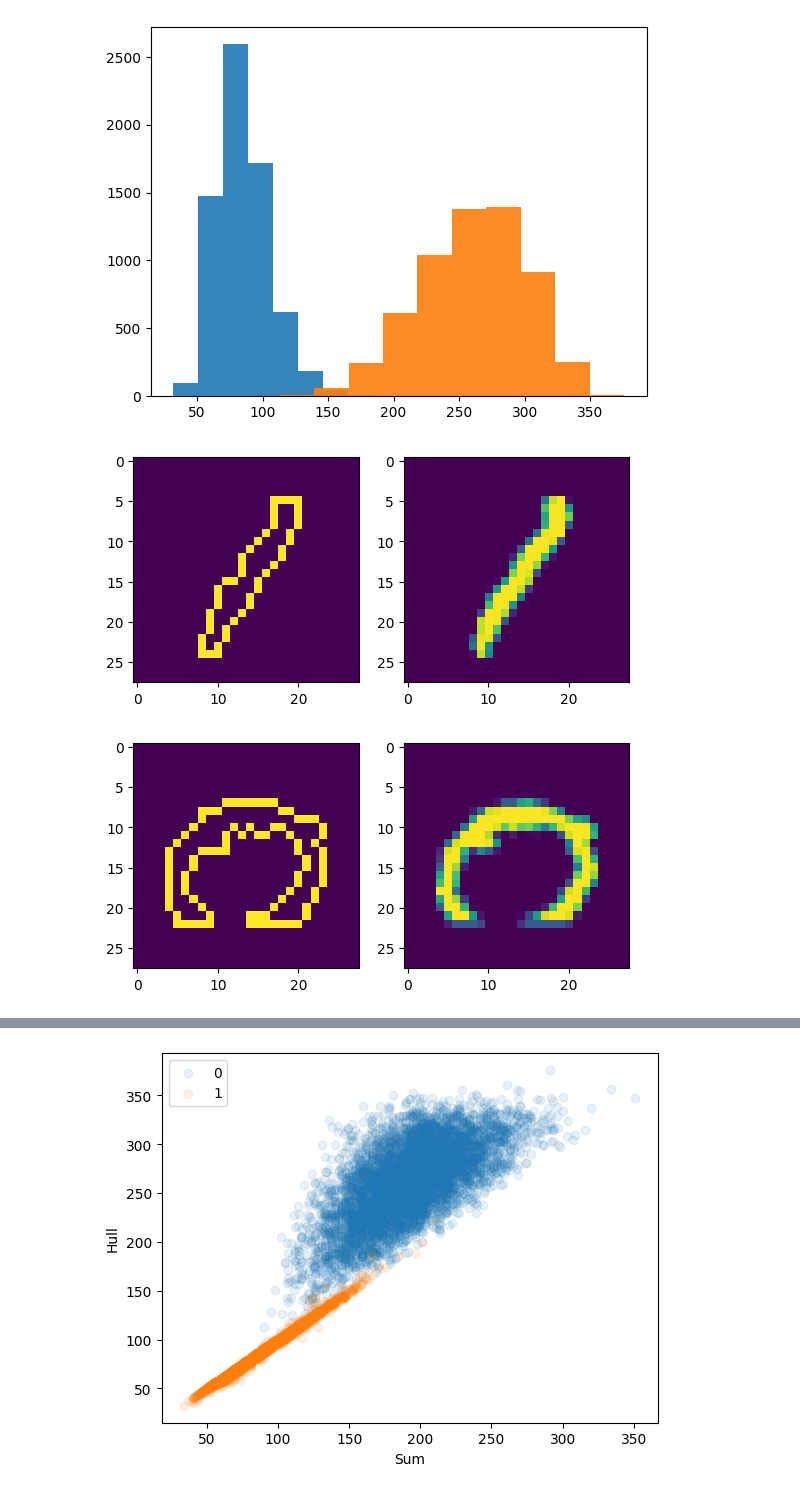
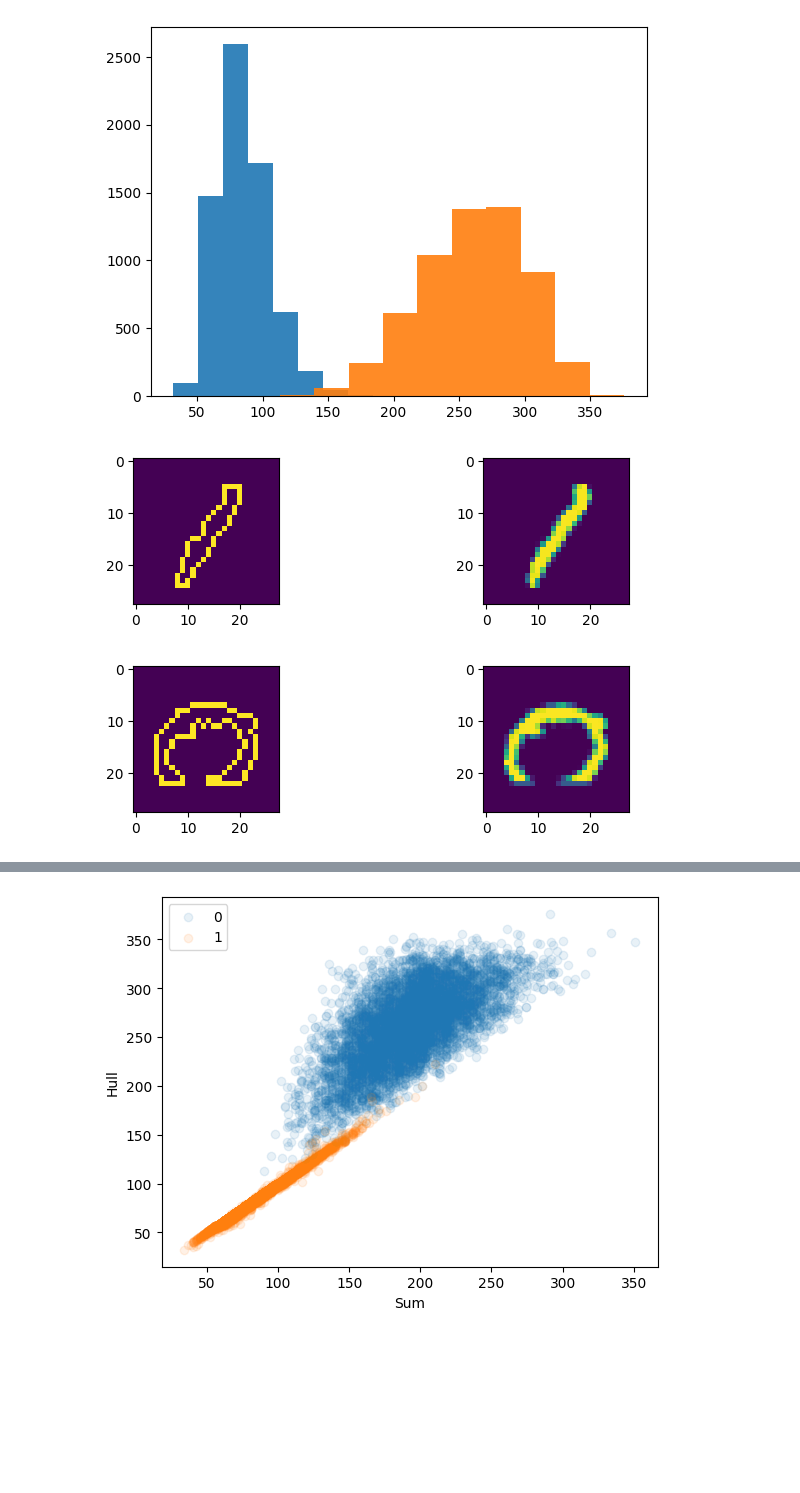
Before and after one commit to kbharath21/iiith, a Jupyter notebook: AIML_Module_1_Lab_1_Extracting_features_from_data_.ipynb, the cells around one changed output, grey strips where cells are left out. Cells and saved outputs as stored; diff of their text form; code cells hidden in the pictures; blank space fills up the shorter version.

```diff
--- a/AIML_Module_1_Lab_1_Extracting_features_from_data_.ipynb
+++ b/AIML_Module_1_Lab_1_Extracting_features_from_data_.ipynb
@@ -203,12 +211,12 @@ Downloading data from https://storage.googleapis.com/tensorflow/tf-keras-dataset
 no1 = train_X[train_y==1,:,:]
 no0 = train_X[train_y==0,:,:]
 # %%
-for ii in range(5):
-  plt.subplot(1, 5, ii+1)
+for ii in range(10):
+  plt.subplot(1, 10, ii+1)
   plt.imshow(no1[ii,:,:])
 plt.show()
-for ii in range(5):
-  plt.subplot(1, 5, ii+1)
+for ii in range(10):
+  plt.subplot(1, 10, ii+1)
   plt.imshow(no0[ii,:,:])
 plt.show()
 # %% [output]
@@ -299,14 +306,14 @@ def getBoundaryPixels(img):
 # %%
 imgs = [no1[456,:,:],  no0[456,:,:]]
 for img in imgs:
-  plt.subplot(1,2,1)
+  plt.subplot(1,3,1)
   plt.imshow(getBoundaryPixels(img))
-  plt.subplot(1,2,2)
+  plt.subplot(1,3,3)
   plt.imshow(img)
   plt.show()
 # %% [output]
-[figure, old version]
+[figure, new version]
-[figure, old version]
+[figure, new version]
 # %%
 bound1 = np.array([getBoundaryPixels(i).sum() for i in no1])
 bound0= np.array([getBoundaryPixels(i).sum() for i in no0])
```
Also changed, not shown: parts of 23 cells of this notebook.
